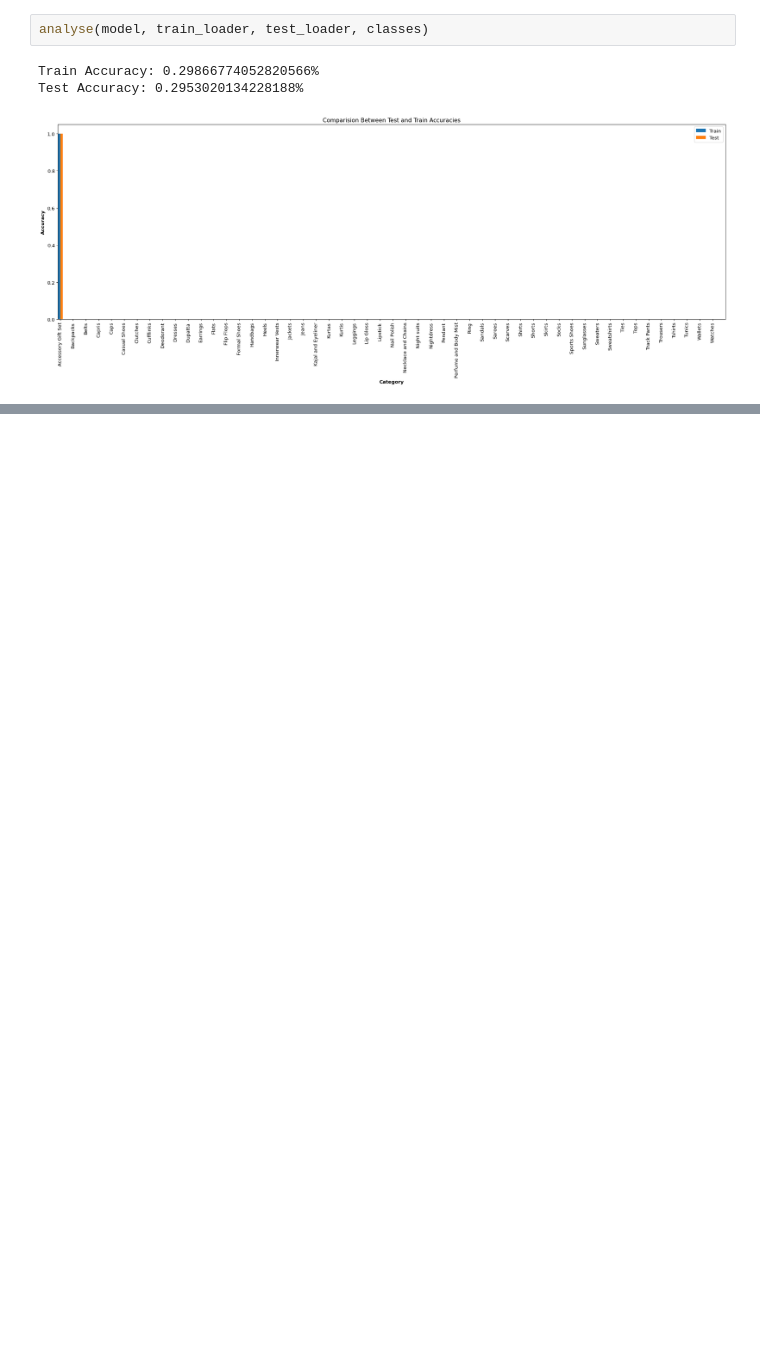
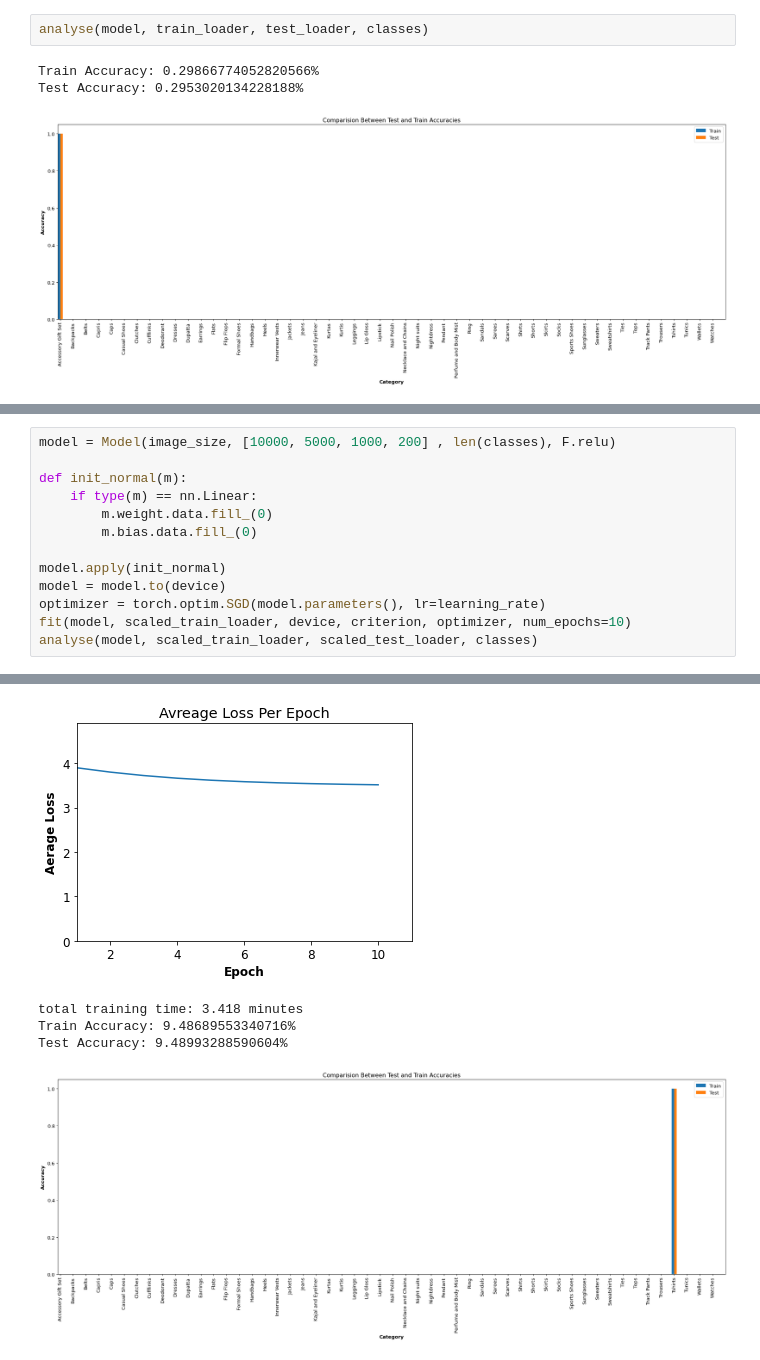
Before and after one commit to mrazimi99/ImageClassification, a Jupyter notebook: ImageClassification.ipynb, the cells around one changed output, grey strips where cells are left out. Cells and saved outputs as stored; diff of their text form; blank space fills up the shorter version.

```diff
--- a/ImageClassification.ipynb
+++ b/ImageClassification.ipynb
@@ -512,0 +674,14 @@ Test Accuracy: 0.2953020134228188%
+# %%
+model = Model(image_size, [10000, 5000, 1000, 200] , len(classes), F.relu)
+
+def init_normal(m):
+    if type(m) == nn.Linear:
+        m.weight.data.fill_(0)
+        m.bias.data.fill_(0)
+
+model.apply(init_normal)
+model = model.to(device)
+optimizer = torch.optim.SGD(model.parameters(), lr=learning_rate)
+fit(model, scaled_train_loader, device, criterion, optimizer, num_epochs=10)
+analyse(model, scaled_train_loader, scaled_test_loader, classes)
+# %% [output]
@@ -512,0 +698,5 @@ Test Accuracy: 0.2953020134228188%
+[figure, added]
+total training time: 3.418 minutes
+Train Accuracy: 9.48689553340716%
+Test Accuracy: 9.48993288590604%
+[figure, added]
```
Also changed, not shown: parts of 45 cells of this notebook.
